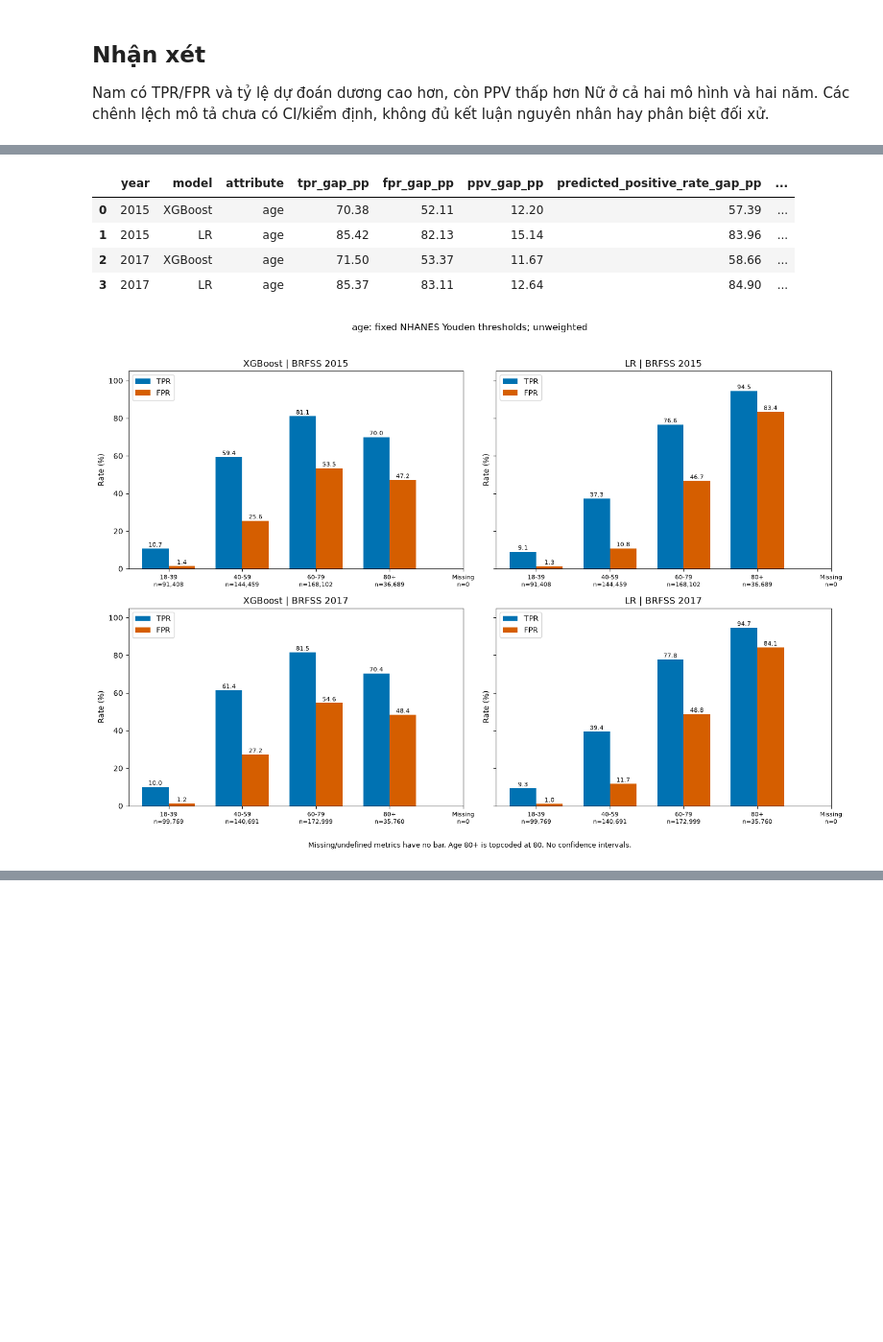
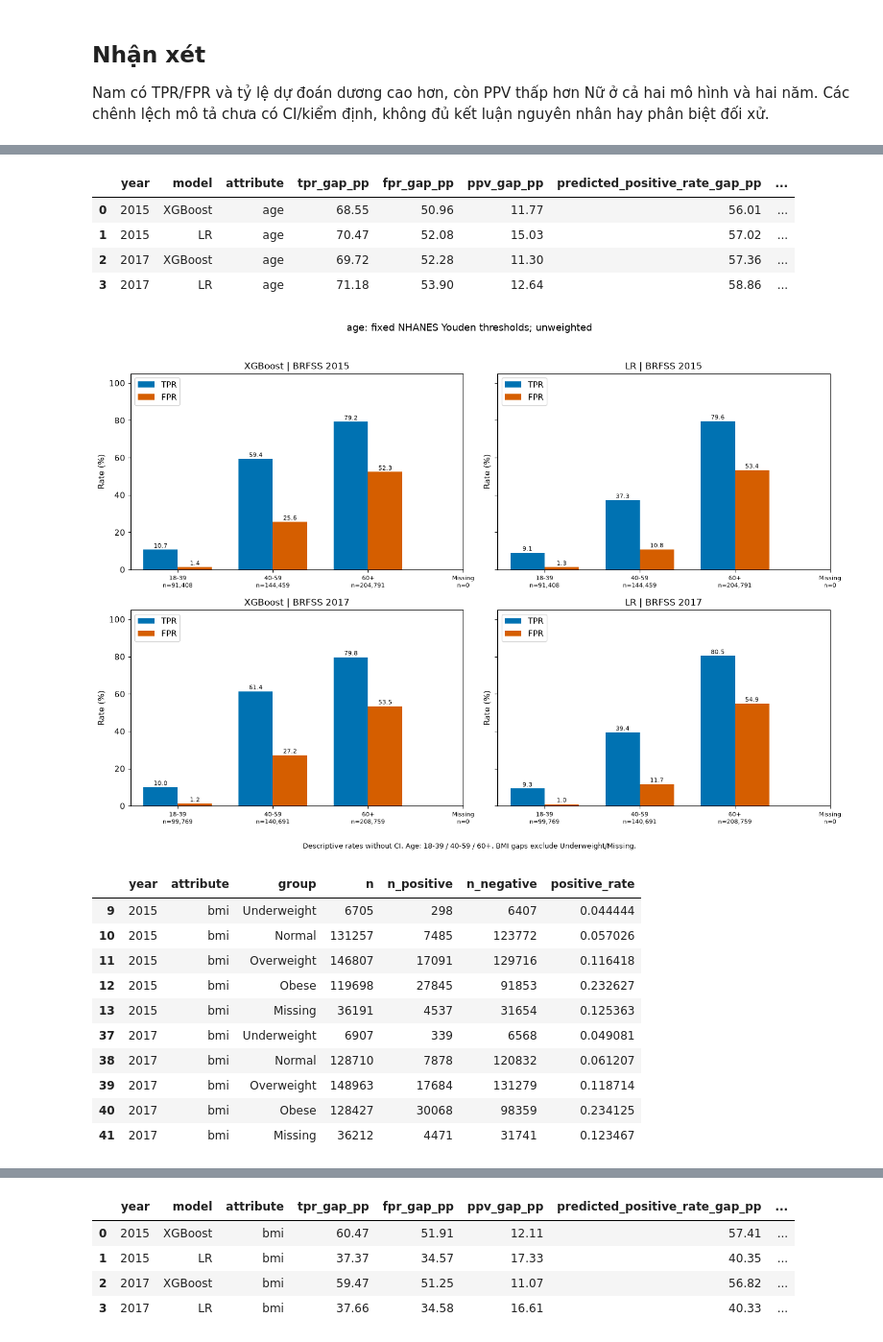
Before and after one commit to FeliksWatterson/diabetes-ml-fairness, a Jupyter notebook: diabetes-project/notebooks/05_fairness.ipynb, the cells around one changed output, grey strips where cells are left out. Shown at 96% size. Cells and saved outputs as stored; diff of their text form; code cells hidden in the pictures; blank space fills up the shorter version.

Commit message:
Add BMI fairness, confidence intervals, statistical tests and DCA

```diff
--- a/diabetes-project/notebooks/05_fairness.ipynb
+++ b/diabetes-project/notebooks/05_fairness.ipynb
@@ -292,7 +293,12 @@ project_dir = Path.cwd()
 if not (project_dir / "src").is_dir():
     project_dir = project_dir.parent
 sys.path.insert(0, str(project_dir))
-from src.utils import get_binary_group_metrics, get_multigroup_metric_gaps, get_race_age_groups
+import importlib
+import src.utils as fairness_utils
+fairness_utils = importlib.reload(fairness_utils)
+get_binary_group_metrics = fairness_utils.get_binary_group_metrics
+get_multigroup_metric_gaps = fairness_utils.get_multigroup_metric_gaps
+get_fairness_groups = fairness_utils.get_fairness_groups
 
 run_id = "54c463bbe9079503"
 source_dir = project_dir / "results/external_validation" / run_id
@@ -311,11 +317,12 @@ def checked_hash(path, recorded):
     assert len(matches) == 1 and digest == matches[0], str(path)
     return digest
 
-specs = {
-    "race_ethnicity": ["White NH", "Black NH", "Hispanic", "Other"],
-    "age": ["18-39", "40-59", "60-79", "80+"],
-}
+specs, comparison_specs = fairness_utils.get_fairness_group_specs()
 # %%
+# Refresh grouping here too, even when this cell is rerun on its own.
+fairness_utils = importlib.reload(fairness_utils)
+specs, comparison_specs = fairness_utils.get_fairness_group_specs()
+get_fairness_groups = fairness_utils.get_fairness_groups
 source_hashes, rows = {}, []
 for year, expected_n in [(2015, 440658), (2017, 449219)]:
     reference = None
@@ -329,12 +336,13 @@ for year, expected_n in [(2015, 440658), (2017, 449219)]:
         assert data["source_row_id"].notna().all() and data["source_row_id"].is_unique
         assert data["diabetes_label"].notna().all() and data["diabetes_label"].isin([0, 1]).all()
         np.testing.assert_array_equal(data["prediction_youden"], data["probability"].ge(threshold).astype(int))
-        alignment = data[["source_row_id", "diabetes_label", "race_ethnicity", "age"]]
+        alignment = data[["source_row_id", "diabetes_label", "race_ethnicity", "age", "bmi"]]
         if reference is not None:
             pd.testing.assert_frame_equal(alignment, reference)
         reference = alignment
-        labels, checked_specs = get_race_age_groups(data)
-        assert checked_specs == specs
+        labels, checked_specs = get_fairness_groups(data)
+        if checked_specs != specs:
+            raise ValueError(f"Group definitions changed during execution: {checked_specs!r} != {specs!r}")
         overall = get_binary_group_metrics(data["diabetes_label"], data["probability"], data["prediction_youden"])
         for attribute, groups in specs.items():
             local = []
@@ -352,7 +366,7 @@ all_metrics = pd.DataFrame(rows)
 output_paths = []
 for attribute, groups in specs.items():
     metrics = all_metrics.loc[all_metrics["attribute"].eq(attribute)].copy()
-    gaps = get_multigroup_metric_gaps(metrics, "group", groups)
+    gaps = get_multigroup_metric_gaps(metrics, "group", comparison_specs[attribute])
     gaps.insert(2, "attribute", attribute)
     counts = metrics.loc[metrics["model"].eq("XGBoost"), ["year", "attribute", "group", "n", "n_positive", "n_negative", "positive_rate"]]
     for suffix, table in [("counts", counts), ("group_metrics", metrics), ("gaps_pp", gaps)]:
@@ -381,12 +395,26 @@ for attribute, groups in specs.items():
             ax.legend()
     fig.suptitle(f"{attribute}: fixed NHANES Youden thresholds; unweighted")
     fig.tight_layout(rect=[0, 0.04, 1, 0.96])
-    fig.text(0.5, 0.015, "Missing/undefined metrics have no bar. Age 80+ is topcoded at 80. No confidence intervals.", ha="center", fontsize=9)
+    fig.text(0.5, 0.015, "Descriptive rates without CI. Age: 18-39 / 40-59 / 60+. BMI gaps exclude Underweight/Missing.", ha="center", fontsize=9)
     path = figure_dir / f"{attribute}_tpr_fpr.png"
     fig.savefig(path, dpi=180)
     output_paths.append(path)
     plt.show()
     plt.close(fig)
+
+
+# Keep the original descriptive audit manifest consistent with regenerated files.
+legacy_manifest = {
+    "final_run_id": run_id, "attributes": specs, "comparison_groups": comparison_specs,
+    "age_bins": "[18,40), [40,60), [60,infinity); source topcoded at 80",
+    "bmi_bins": "(0,18.5), [18.5,25), [25,30), [30,infinity)",
+    "gap_rule": "100*(max-min) across comparison_groups; Missing and BMI Underweight descriptive only",
+    "survey_weighted": False, "confidence_intervals": False,
+    "source_sha256": source_hashes,
+    "utils_sha256": hashlib.sha256((project_dir / "src/utils.py").read_bytes()).hexdigest(),
+    "output_sha256": {str(p.relative_to(project_dir)): hashlib.sha256(p.read_bytes()).hexdigest() for p in output_paths},
+}
+(result_dir / "race_age_manifest.json").write_text(json.dumps(legacy_manifest, ensure_ascii=False, indent=2), encoding="utf-8")
 # %% [output]
 |  | year | attribute | group | n | n_positive | n_negative | positive_rate |
 | 0 | 2015 | race_ethnicity | White NH | 335611 | 40404 | 295207 | 0.120389 |
@@ -453,6 +479,17 @@ for attribute, groups in specs.items():
 |  | year | model | attribute | tpr_gap_pp | fpr_gap_pp | ppv_gap_pp | predicted_positive_rate_gap_pp | ... |
-| 0 | 2015 | XGBoost | age | 70.38 | 52.11 | 12.20 | 57.39 | ... |
-| 1 | 2015 | LR | age | 85.42 | 82.13 | 15.14 | 83.96 | ... |
-| 2 | 2017 | XGBoost | age | 71.50 | 53.37 | 11.67 | 58.66 | ... |
-| 3 | 2017 | LR | age | 85.37 | 83.11 | 12.64 | 84.90 | ... |
+| 0 | 2015 | XGBoost | age | 68.55 | 50.96 | 11.77 | 56.01 | ... |
+| 1 | 2015 | LR | age | 70.47 | 52.08 | 15.03 | 57.02 | ... |
+| 2 | 2017 | XGBoost | age | 69.72 | 52.28 | 11.30 | 57.36 | ... |
+| 3 | 2017 | LR | age | 71.18 | 53.90 | 12.64 | 58.86 | ... |
-[figure, old version]
+[figure, new version]
+|  | year | attribute | group | n | n_positive | n_negative | positive_rate |
+| 9 | 2015 | bmi | Underweight | 6705 | 298 | 6407 | 0.044444 |
+| 10 | 2015 | bmi | Normal | 131257 | 7485 | 123772 | 0.057026 |
+| 11 | 2015 | bmi | Overweight | 146807 | 17091 | 129716 | 0.116418 |
+| 12 | 2015 | bmi | Obese | 119698 | 27845 | 91853 | 0.232627 |
+| 13 | 2015 | bmi | Missing | 36191 | 4537 | 31654 | 0.125363 |
+| 37 | 2017 | bmi | Underweight | 6907 | 339 | 6568 | 0.049081 |
+| 38 | 2017 | bmi | Normal | 128710 | 7878 | 120832 | 0.061207 |
+| 39 | 2017 | bmi | Overweight | 148963 | 17684 | 131279 | 0.118714 |
+| 40 | 2017 | bmi | Obese | 128427 | 30068 | 98359 | 0.234125 |
+| 41 | 2017 | bmi | Missing | 36212 | 4471 | 31741 | 0.123467 |
@@ -458,0 +513,5 @@ for attribute, groups in specs.items():
+|  | year | model | attribute | tpr_gap_pp | fpr_gap_pp | ppv_gap_pp | predicted_positive_rate_gap_pp | ... |
+| 0 | 2015 | XGBoost | bmi | 60.47 | 51.91 | 12.11 | 57.41 | ... |
+| 1 | 2015 | LR | bmi | 37.37 | 34.57 | 17.33 | 40.35 | ... |
+| 2 | 2017 | XGBoost | bmi | 59.47 | 51.25 | 11.07 | 56.82 | ... |
+| 3 | 2017 | LR | bmi | 37.66 | 34.58 | 16.61 | 40.33 | ... |
```
Also changed, not shown: parts of 27 cells of this notebook, 30 other files.
